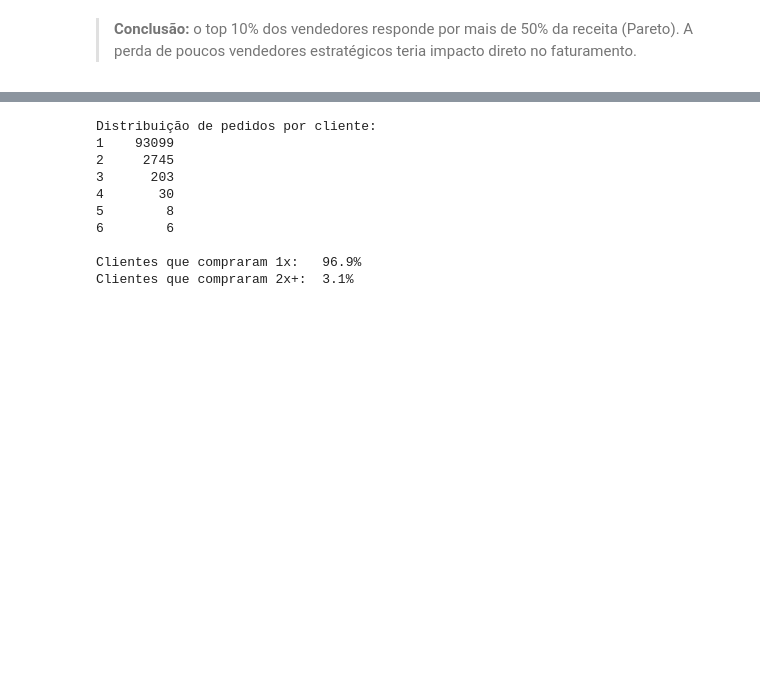
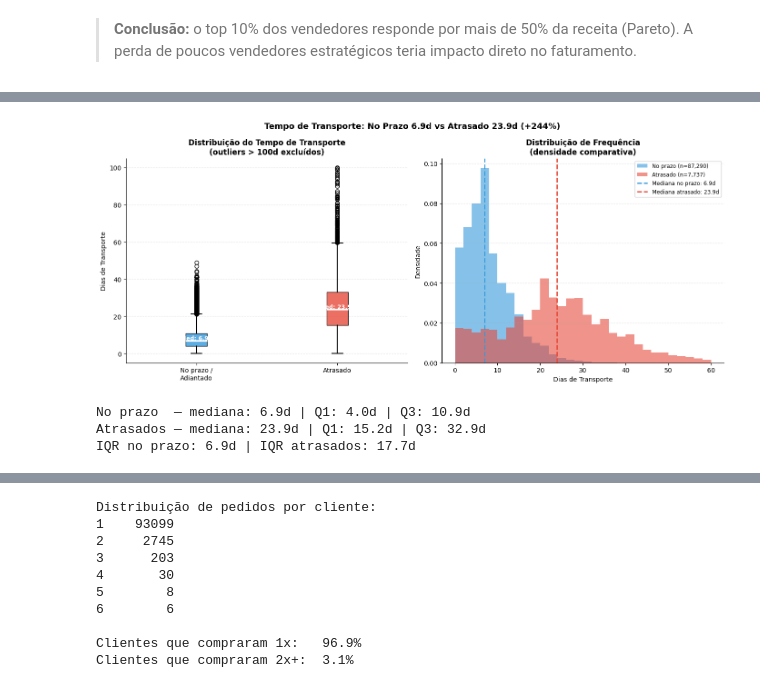
Before and after one commit to juansouzamd/data-analytics-olist, a Jupyter notebook: olist_exploratory_analysis.ipynb, the cells around one changed output, grey strips where cells are left out. Cells and saved outputs as stored; diff of their text form; code cells hidden in the pictures; blank space fills up the shorter version.

```diff
--- a/olist_exploratory_analysis.ipynb
+++ b/olist_exploratory_analysis.ipynb
@@ -1442,0 +1517,58 @@ print(f'   Top 10% respondem por: {top10_pct/total_rec*100:.1f}% da receita (Reg
+# %%
+# Boxplot: tempo de transporte — no prazo vs atrasado
+df_box = df_lead[(df_lead['t_transporte'] >= 0) & (df_lead['t_transporte'] <= 100)].copy()
+no_prazo  = df_box[~df_box['atrasou']]['t_transporte']
+atrasados = df_box[df_box['atrasou']]['t_transporte']
+
+fig, axes = plt.subplots(1, 2, figsize=(14, 6))
+
+# Boxplot
+bp = axes[0].boxplot([no_prazo.values, atrasados.values],
+                     labels=['No prazo /\nAdiantado', 'Atrasado'],
+                     patch_artist=True,
+                     medianprops=dict(color='white', linewidth=2.5),
+                     whiskerprops=dict(linewidth=1.5),
+                     capprops=dict(linewidth=1.5))
+for patch, cor in zip(bp['boxes'], [CORES[1], CORES[2]]):
+    patch.set_facecolor(cor); patch.set_alpha(0.8)
+axes[0].set_title('Distribuição do Tempo de Transporte\n(outliers > 100d excluídos)',
+                  fontweight='bold', fontsize=12)
+axes[0].set_ylabel('Dias de Transporte')
+axes[0].grid(axis='y', alpha=0.3, linestyle='--')
+# Anotar medianas
+for i, dados in enumerate([no_prazo, atrasados]):
+    axes[0].text(i+1, dados.median()+0.5,
+                 f'Med: {dados.median():.1f}d',
+                 ha='center', fontsize=9, fontweight='bold', color='white')
+
+# Histograma
+bins_h = np.linspace(0, 60, 31)
+axes[1].hist(no_prazo,  bins=bins_h, alpha=0.6, color=CORES[1],
+             label=f'No prazo (n={len(no_prazo):,})', density=True)
+axes[1].hist(atrasados, bins=bins_h, alpha=0.6, color=CORES[2],
+             label=f'Atrasado (n={len(atrasados):,})', density=True)
+axes[1].axvline(no_prazo.median(),  color=CORES[1], linewidth=2, linestyle='--',
+                label=f'Mediana no prazo: {no_prazo.median():.1f}d')
+axes[1].axvline(atrasados.median(), color=CORES[2], linewidth=2, linestyle='--',
+                label=f'Mediana atrasado: {atrasados.median():.1f}d')
+axes[1].set_title('Distribuição de Frequência\n(densidade comparativa)',
+                  fontweight='bold', fontsize=12)
+axes[1].set_xlabel('Dias de Transporte')
+axes[1].set_ylabel('Densidade')
+axes[1].legend(fontsize=8.5)
+axes[1].grid(axis='y', alpha=0.3, linestyle='--')
+
+plt.suptitle(f'Tempo de Transporte: No Prazo {no_prazo.median():.1f}d vs Atrasado {atrasados.median():.1f}d '
+             f'(+{(atrasados.median()/no_prazo.median()-1)*100:.0f}%)',
+             fontsize=13, fontweight='bold')
+plt.tight_layout()
+plt.show()
+
+print(f'No prazo  — mediana: {no_prazo.median():.1f}d | Q1: {no_prazo.quantile(.25):.1f}d | Q3: {no_prazo.quantile(.75):.1f}d')
+print(f'Atrasados — mediana: {atrasados.median():.1f}d | Q1: {atrasados.quantile(.25):.1f}d | Q3: {atrasados.quantile(.75):.1f}d')
+print(f'IQR no prazo: {no_prazo.quantile(.75)-no_prazo.quantile(.25):.1f}d | IQR atrasados: {atrasados.quantile(.75)-atrasados.quantile(.25):.1f}d')
+# %% [output]
+[figure, added]
+No prazo  — mediana: 6.9d | Q1: 4.0d | Q3: 10.9d
+Atrasados — mediana: 23.9d | Q1: 15.2d | Q3: 32.9d
+IQR no prazo: 6.9d | IQR atrasados: 17.7d
```
Also changed, not shown: parts of 67 cells of this notebook, 1 other file.
